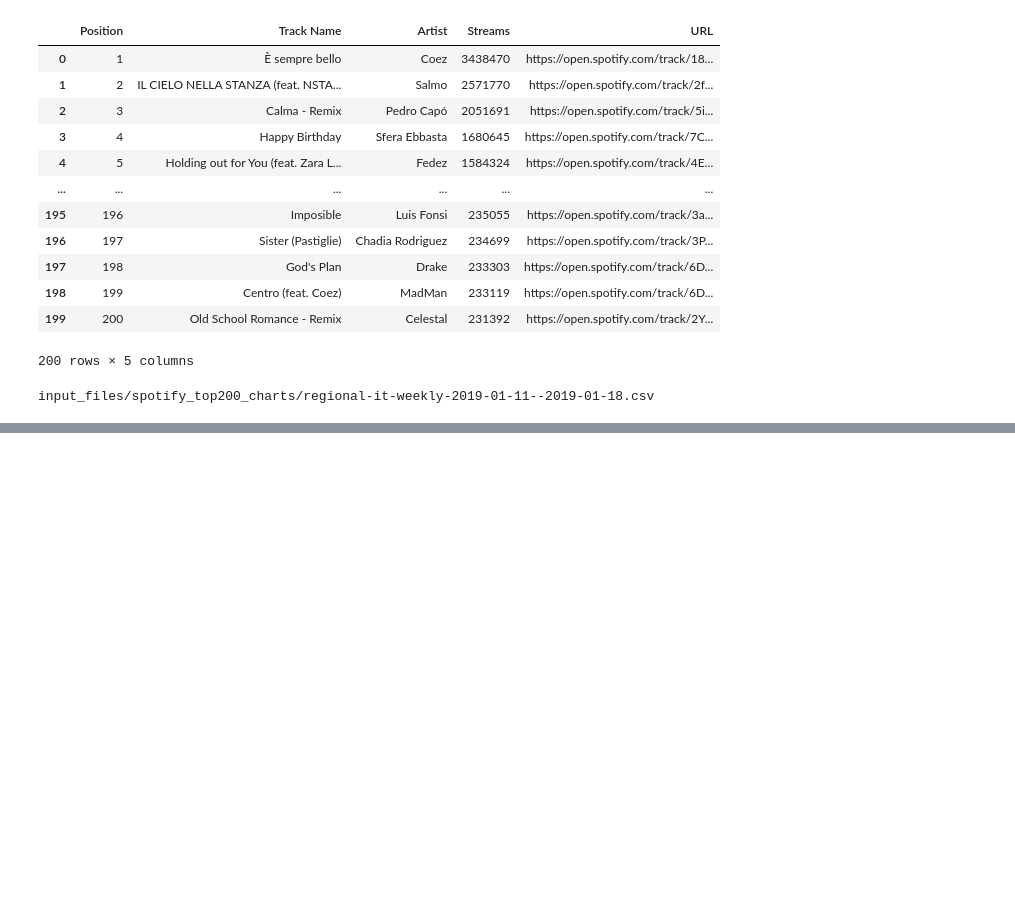
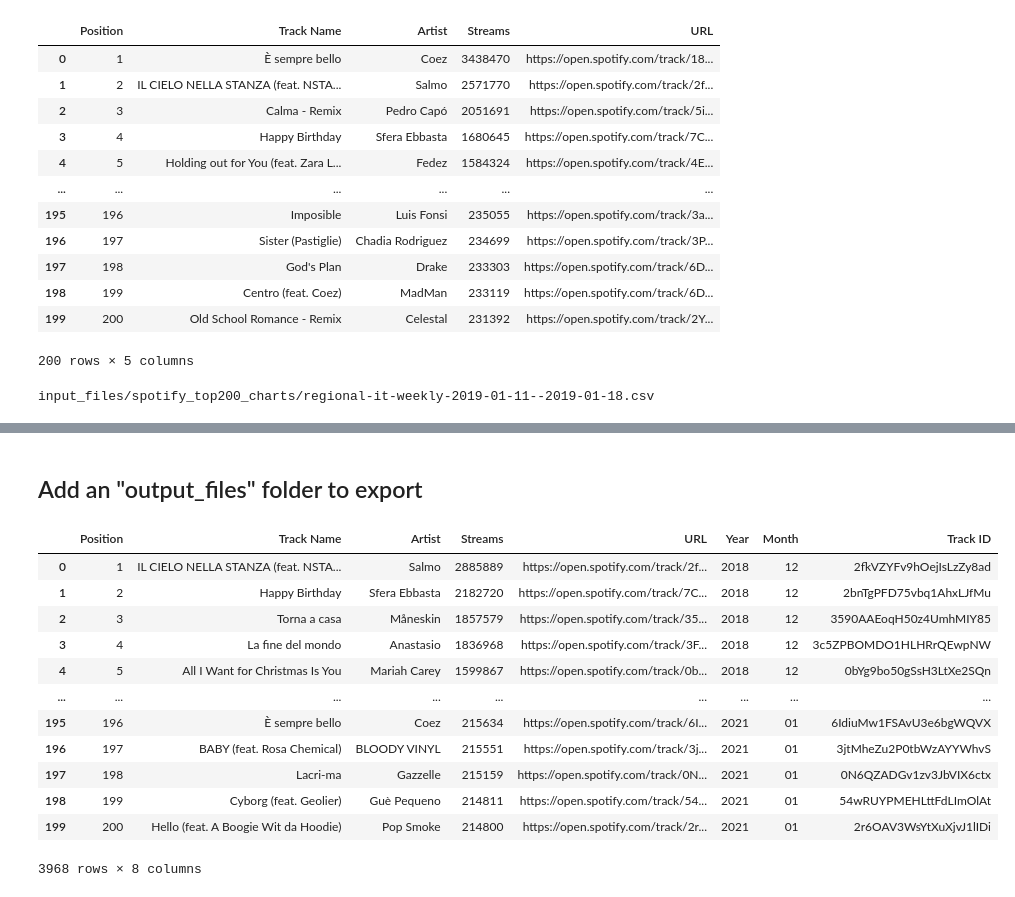
Before and after one commit to Yazz-01/Spotify_Covid_analysis, a Jupyter notebook: yazz_italy/spotify_analysis_italy.ipynb, the cells around one changed output, grey strips where cells are left out. Saved outputs shown, nothing was run; the diff lists cells and outputs as text; code cells hidden in the pictures; blank space fills up the shorter version.

```diff
--- a/yazz_italy/spotify_analysis_italy.ipynb
+++ b/yazz_italy/spotify_analysis_italy.ipynb
@@ -94,3 +94,20 @@ country_tracks_df
 print(glob.glob(path)[0])
 # %% [output]
 input_files/spotify_top200_charts/regional-it-weekly-2019-01-11--2019-01-18.csv
+# %%
+# Get Track ID's
+
+# Set up list of tacks to iterate through
+track_names = country_tracks_df['Track Name'].to_list()
+# Empty list to record track IDs into
+track_ids = []
+ # Heads up: with 4800 tracks to process, this takes a while
+for track in track_names:
+    song_results = sp.search(q=track, type='track', limit=1)
+    try:
+        # Prevents program from blowing up - few tracks
+        track_ids.append(song_results['tracks']['items'][0]['id'])
+        # Just to let you know it's working lack track ids
+        print (f"{track} song ID : {song_results['tracks']['items'][0]['id']}")
+    except IndexError:
+        track_ids.append(np.nan)
@@ -96,0 +132,29 @@ input_files/spotify_top200_charts/regional-it-weekly-2019-01-11--2019-01-18.csv
+# %% [markdown]
+## Add an "output_files" folder to export
+# %%
+# Add Track IDs to dataframe
+# Add new column with track IDs
+country_tracks_df['Track ID'] = track_ids
+# %%
+# Drop empty songs and export dataframe to csv to back it up
+
+# Use .dropna() to remove rows with missing data
+clean_country_tracks_df = country_tracks_df.dropna(how='any')
+# Back up to .csv
+clean_country_tracks_df.to_csv("output_files/1_tracks_with_track_ids.csv", index = False)
+# %%
+clean_country_tracks_df
+# %% [output]
+|  | Position | Track Name | Artist | Streams | URL | Year | Month | Track ID |
+| 0 | 1 | IL CIELO NELLA STANZA (feat. NSTA... | Salmo | 2885889 | https://open.spotify.com/track/2f... | 2018 | 12 | 2fkVZYFv9hOejIsLzZy8ad |
+| 1 | 2 | Happy Birthday | Sfera Ebbasta | 2182720 | https://open.spotify.com/track/7C... | 2018 | 12 | 2bnTgPFD75vbq1AhxLJfMu |
+| 2 | 3 | Torna a casa | Måneskin | 1857579 | https://open.spotify.com/track/35... | 2018 | 12 | 3590AAEoqH50z4UmhMIY85 |
+| 3 | 4 | La fine del mondo | Anastasio | 1836968 | https://open.spotify.com/track/3F... | 2018 | 12 | 3c5ZPBOMDO1HLHRrQEwpNW |
+| 4 | 5 | All I Want for Christmas Is You | Mariah Carey | 1599867 | https://open.spotify.com/track/0b... | 2018 | 12 | 0bYg9bo50gSsH3LtXe2SQn |
+| ... | ... | ... | ... | ... | ... | ... | ... | ... |
+| 195 | 196 | È sempre bello | Coez | 215634 | https://open.spotify.com/track/6I... | 2021 | 01 | 6IdiuMw1FSAvU3e6bgWQVX |
+| 196 | 197 | BABY (feat. Rosa Chemical) | BLOODY VINYL | 215551 | https://open.spotify.com/track/3j... | 2021 | 01 | 3jtMheZu2P0tbWzAYYWhvS |
+| 197 | 198 | Lacri-ma | Gazzelle | 215159 | https://open.spotify.com/track/0N... | 2021 | 01 | 0N6QZADGv1zv3JbVIX6ctx |
+| 198 | 199 | Cyborg (feat. Geolier) | Guè Pequeno | 214811 | https://open.spotify.com/track/54... | 2021 | 01 | 54wRUYPMEHLttFdLImOlAt |
+| 199 | 200 | Hello (feat. A Boogie Wit da Hoodie) | Pop Smoke | 214800 | https://open.spotify.com/track/2r... | 2021 | 01 | 2r6OAV3WsYtXuXjvJ1lIDi |
+3968 rows × 8 columns
```
Also changed, not shown: parts of 11 cells of this notebook.
